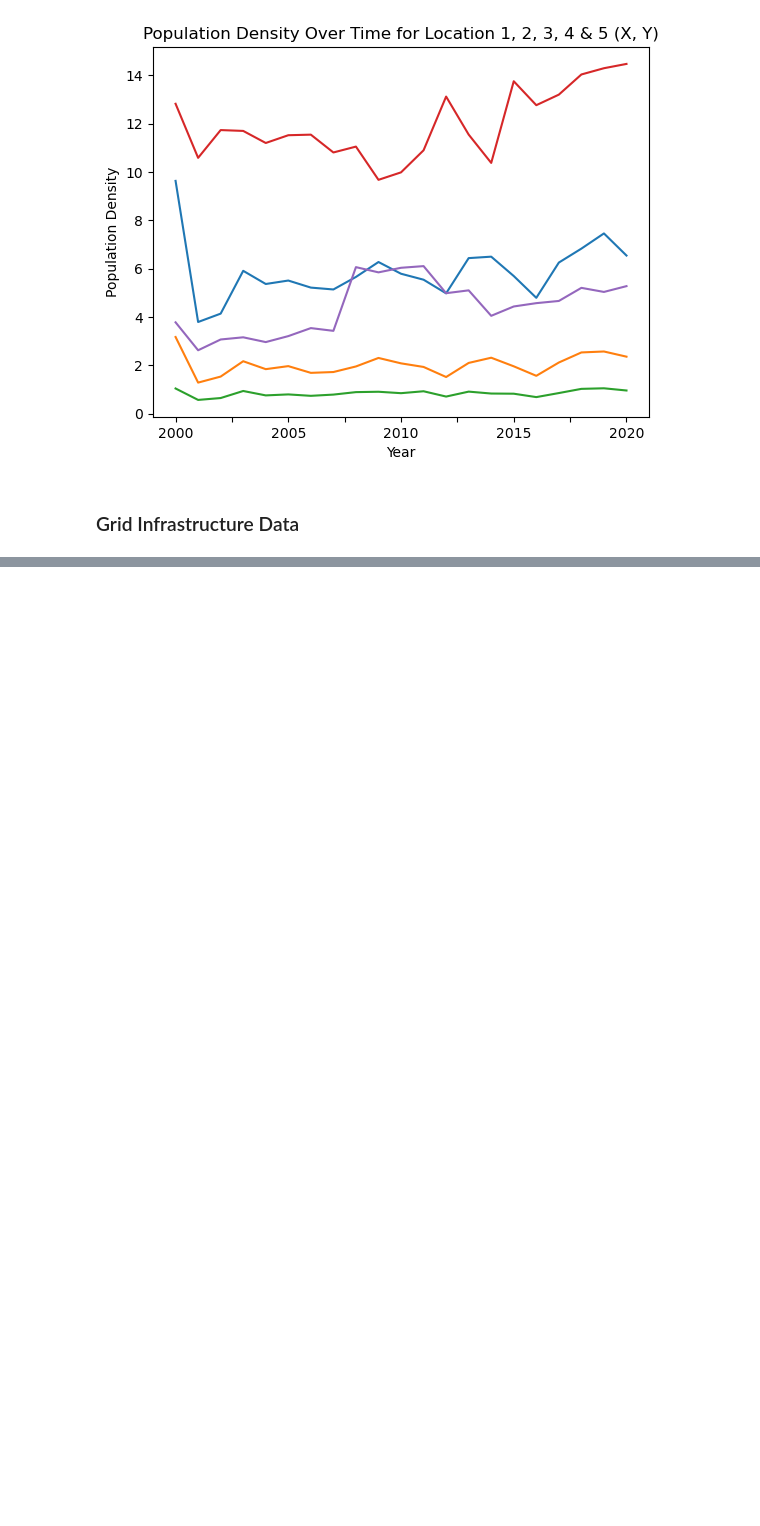
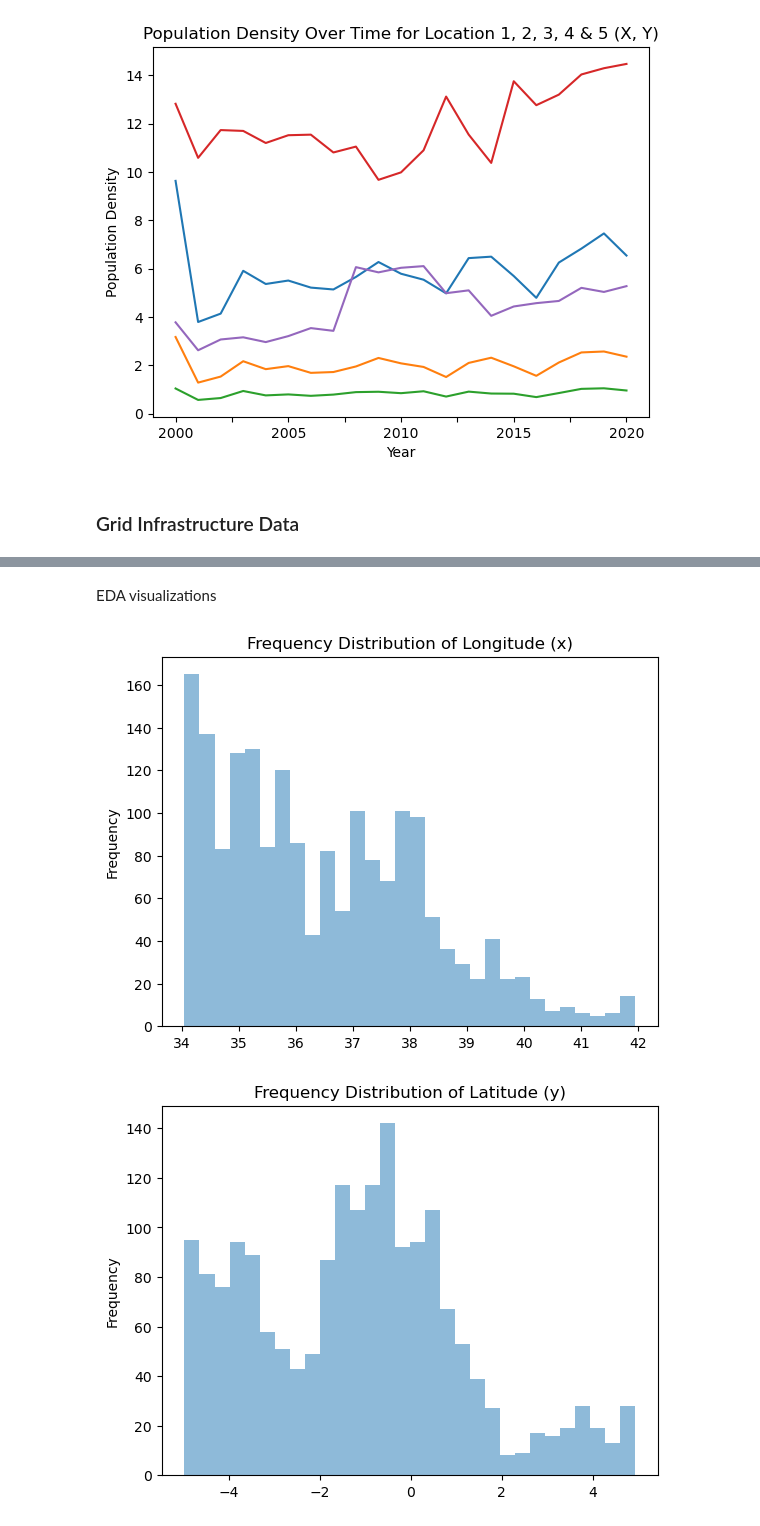
Before and after one commit to DavidGathimbaM/Energy-Access-and-Electrification-planning, a Jupyter notebook: group_workbook/David.ipynb, the cells around one changed output, grey strips where cells are left out. Drawn from its saved outputs; the diff is of its cells as text; code cells hidden in the pictures; blank space fills up the shorter version.

```diff
--- a/group_workbook/David.ipynb
+++ b/group_workbook/David.ipynb
@@ -282,0 +298,11 @@ pip install rasterio
+# %%
+# Get indices for downsampled data
+rows, cols = np.indices(data_df.shape)
+xs, ys = rasterio.transform.xy(transform, rows, cols)
+# %%
+# Flatten and create DataFrame
+df = pd.DataFrame({
+    'x': np.array(xs).flatten(),
+    'y': np.array(ys).flatten(),
+    'value': data_df.flatten()
+})
@@ -282,0 +342,2 @@ pip install rasterio
+# %%
+df = df[df['value'] != 0]  # Remove rows where 'value' is zero
@@ -282,0 +370,7 @@ pip install rasterio
+# %%
+# Apply filters for Kenya's bounding box
+kenya_data = df[(df['x'] >= 34.0) & (df['x'] <= 42.0) &
+                (df['y'] >= -5.0) & (df['y'] <= 5.0)]
+
+# Display the filtered data
+kenya_data.head()
@@ -282,0 +387,14 @@ pip install rasterio
+# %% [markdown]
+EDA visualizations
+# %%
+import matplotlib.pyplot as plt
+
+# Histograms
+kenya_data['x'].plot(kind='hist', bins=30, alpha=0.5, title='Frequency Distribution of Longitude (x)')
+plt.show()
+
+kenya_data['y'].plot(kind='hist', bins=30, alpha=0.5, title='Frequency Distribution of Latitude (y)')
+plt.show()
+# %% [output]
+[figure, added]
+[figure, added]
```
Also changed, not shown: parts of 37 cells of this notebook, 1 other file.
